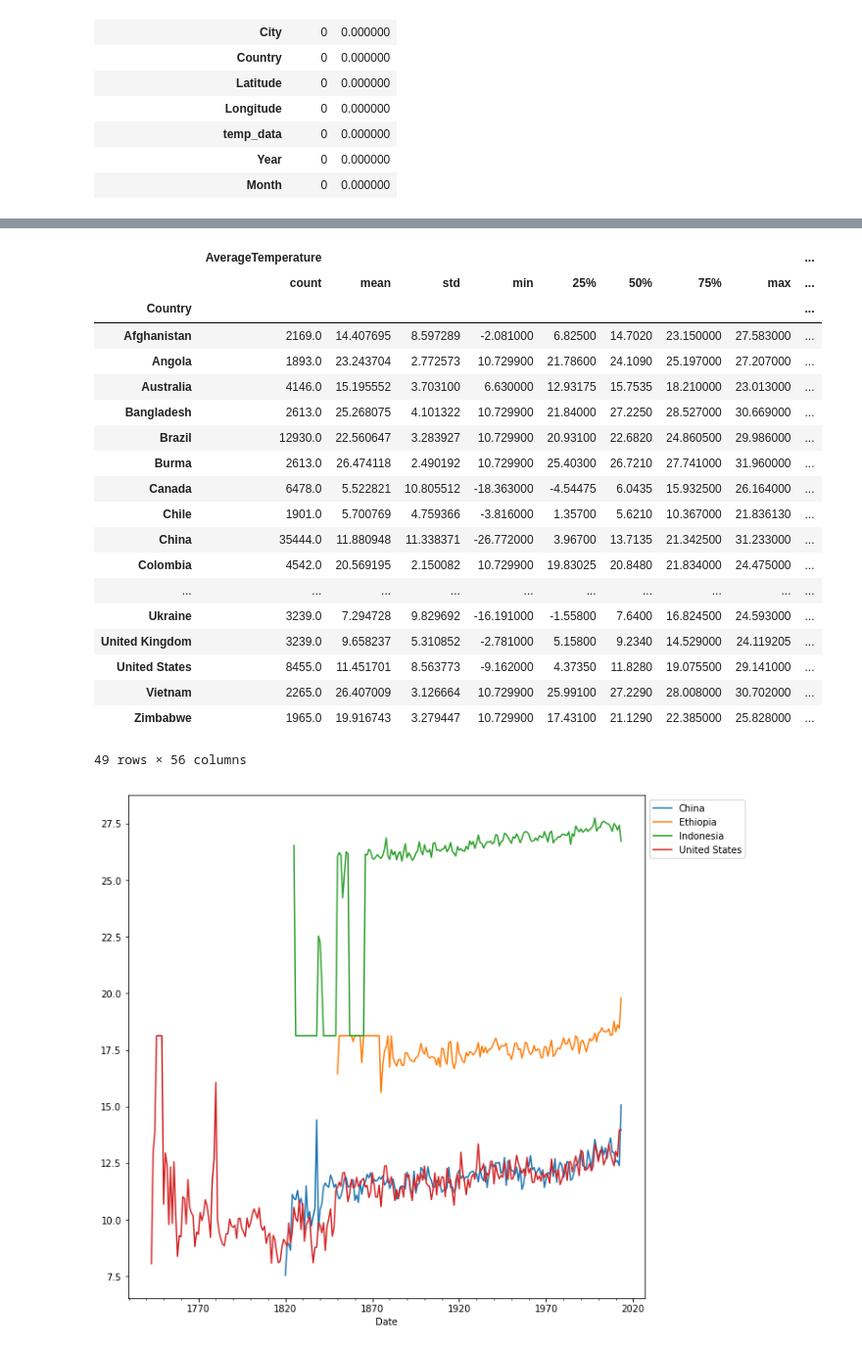
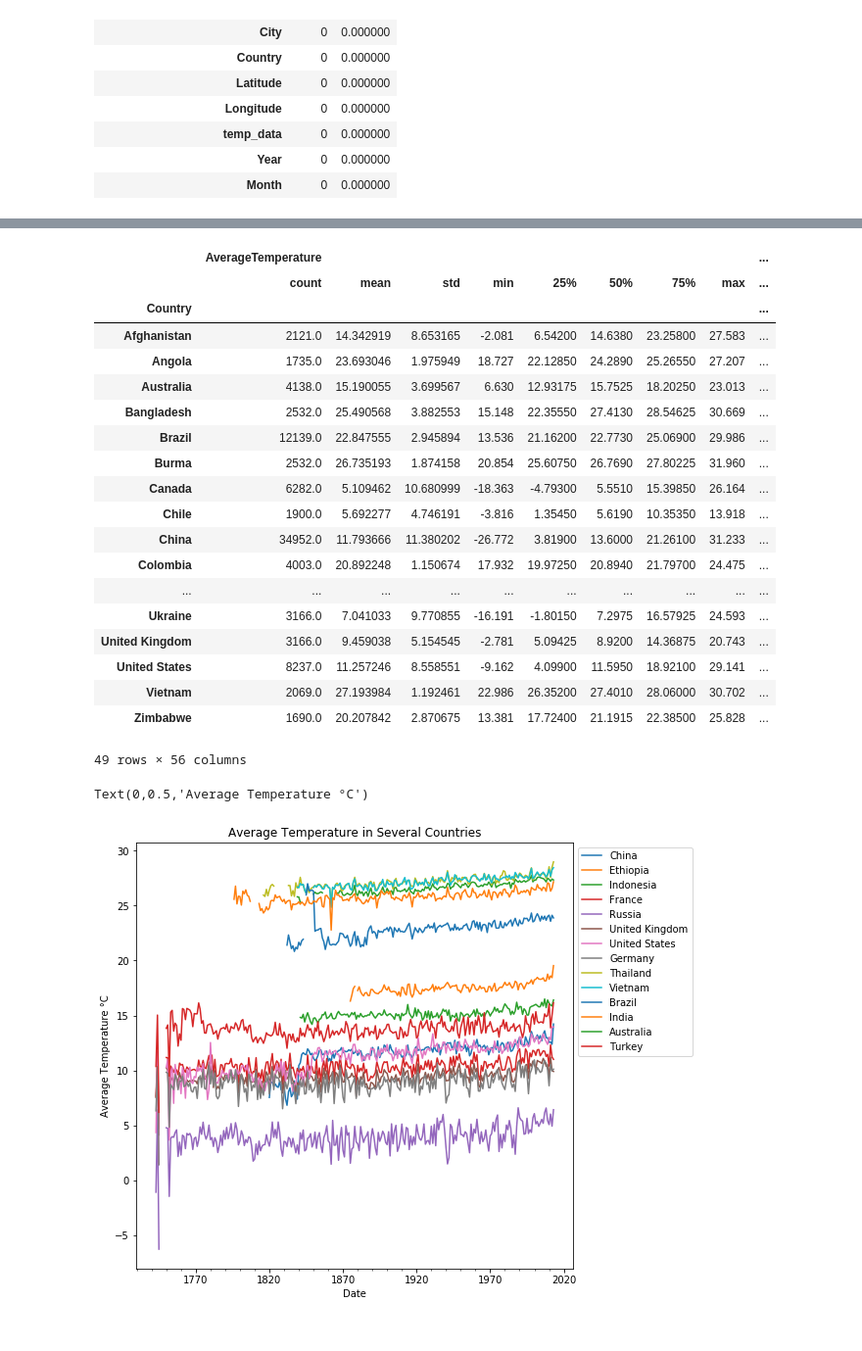
Before and after one commit to aditya1453/MassiveData, a Jupyter notebook: project2/notebooks/02. temperature.ipynb, the cells around one changed output, grey strips where cells are left out. Shown: that part at 98% size. Drawn from its saved outputs; the diff is of its cells as text; code cells hidden in the pictures.

```diff
--- a/project2/notebooks/02. temperature.ipynb
+++ b/project2/notebooks/02. temperature.ipynb
@@ -231,9 +234,3 @@ missingdf
 | temp_data | 0 | 0.000000 |
 | Year | 0 | 0.000000 |
 | Month | 0 | 0.000000 |
-# %%
-# Replace Missing Values
-df[df['AverageTemperature'].isnull() ]
-df['AverageTemperature'] = df.groupby("Month").transform(lambda x: x.fillna(x.mean()))
-df['AverageTemperatureUncertainty'] = df.groupby("Month").transform(lambda x: x.fillna(x.mean()))
-df.head()
@@ -313,31 +303,45 @@ df_country.describe()
 |  | AverageTemperature |  |  |  |  |  |  |  | ... |
 |  | count | mean | std | min | 25% | 50% | 75% | max | ... |
 | Country |  |  |  |  |  |  |  |  | ... |
-| Afghanistan | 2169.0 | 14.407695 | 8.597289 | -2.081000 | 6.82500 | 14.7020 | 23.150000 | 27.583000 | ... |
-| Angola | 1893.0 | 23.243704 | 2.772573 | 10.729900 | 21.78600 | 24.1090 | 25.197000 | 27.207000 | ... |
-| Australia | 4146.0 | 15.195552 | 3.703100 | 6.630000 | 12.93175 | 15.7535 | 18.210000 | 23.013000 | ... |
-| Bangladesh | 2613.0 | 25.268075 | 4.101322 | 10.729900 | 21.84000 | 27.2250 | 28.527000 | 30.669000 | ... |
-| Brazil | 12930.0 | 22.560647 | 3.283927 | 10.729900 | 20.93100 | 22.6820 | 24.860500 | 29.986000 | ... |
-| Burma | 2613.0 | 26.474118 | 2.490192 | 10.729900 | 25.40300 | 26.7210 | 27.741000 | 31.960000 | ... |
-| Canada | 6478.0 | 5.522821 | 10.805512 | -18.363000 | -4.54475 | 6.0435 | 15.932500 | 26.164000 | ... |
-| Chile | 1901.0 | 5.700769 | 4.759366 | -3.816000 | 1.35700 | 5.6210 | 10.367000 | 21.836130 | ... |
-| China | 35444.0 | 11.880948 | 11.338371 | -26.772000 | 3.96700 | 13.7135 | 21.342500 | 31.233000 | ... |
-| Colombia | 4542.0 | 20.569195 | 2.150082 | 10.729900 | 19.83025 | 20.8480 | 21.834000 | 24.475000 | ... |
+| Afghanistan | 2121.0 | 14.342919 | 8.653165 | -2.081 | 6.54200 | 14.6380 | 23.25800 | 27.583 | ... |
+| Angola | 1735.0 | 23.693046 | 1.975949 | 18.727 | 22.12850 | 24.2890 | 25.26550 | 27.207 | ... |
+| Australia | 4138.0 | 15.190055 | 3.699567 | 6.630 | 12.93175 | 15.7525 | 18.20250 | 23.013 | ... |
+| Bangladesh | 2532.0 | 25.490568 | 3.882553 | 15.148 | 22.35550 | 27.4130 | 28.54625 | 30.669 | ... |
+| Brazil | 12139.0 | 22.847555 | 2.945894 | 13.536 | 21.16200 | 22.7730 | 25.06900 | 29.986 | ... |
+| Burma | 2532.0 | 26.735193 | 1.874158 | 20.854 | 25.60750 | 26.7690 | 27.80225 | 31.960 | ... |
+| Canada | 6282.0 | 5.109462 | 10.680999 | -18.363 | -4.79300 | 5.5510 | 15.39850 | 26.164 | ... |
+| Chile | 1900.0 | 5.692277 | 4.746191 | -3.816 | 1.35450 | 5.6190 | 10.35350 | 13.918 | ... |
+| China | 34952.0 | 11.793666 | 11.380202 | -26.772 | 3.81900 | 13.6000 | 21.26100 | 31.233 | ... |
+| Colombia | 4003.0 | 20.892248 | 1.150674 | 17.932 | 19.97250 | 20.8940 | 21.79700 | 24.475 | ... |
 | ... | ... | ... | ... | ... | ... | ... | ... | ... | ... |
-| Ukraine | 3239.0 | 7.294728 | 9.829692 | -16.191000 | -1.55800 | 7.6400 | 16.824500 | 24.593000 | ... |
-| United Kingdom | 3239.0 | 9.658237 | 5.310852 | -2.781000 | 5.15800 | 9.2340 | 14.529000 | 24.119205 | ... |
-| United States | 8455.0 | 11.451701 | 8.563773 | -9.162000 | 4.37350 | 11.8280 | 19.075500 | 29.141000 | ... |
-| Vietnam | 2265.0 | 26.407009 | 3.126664 | 10.729900 | 25.99100 | 27.2290 | 28.008000 | 30.702000 | ... |
-| Zimbabwe | 1965.0 | 19.916743 | 3.279447 | 10.729900 | 17.43100 | 21.1290 | 22.385000 | 25.828000 | ... |
+| Ukraine | 3166.0 | 7.041033 | 9.770855 | -16.191 | -1.80150 | 7.2975 | 16.57925 | 24.593 | ... |
+| United Kingdom | 3166.0 | 9.459038 | 5.154545 | -2.781 | 5.09425 | 8.9200 | 14.36875 | 20.743 | ... |
+| United States | 8237.0 | 11.257246 | 8.558551 | -9.162 | 4.09900 | 11.5950 | 18.92100 | 29.141 | ... |
+| Vietnam | 2069.0 | 27.193984 | 1.192461 | 22.986 | 26.35200 | 27.4010 | 28.06000 | 30.702 | ... |
+| Zimbabwe | 1690.0 | 20.207842 | 2.870675 | 13.381 | 17.72400 | 21.1915 | 22.38500 | 25.828 | ... |
 49 rows × 56 columns
 # %%
 import matplotlib.pyplot as plt
 %matplotlib inline
-plt.figure(figsize=(10, 10))
+plt.figure(figsize=(8,8))
+df_country = df.groupby(['Country'])
 df_country.get_group('China').AverageTemperature.resample('Y').mean().plot(label='China')
 df_country.get_group('Ethiopia').AverageTemperature.resample('Y').mean().plot(label='Ethiopia')
 df_country.get_group('Indonesia').AverageTemperature.resample('Y').mean().plot(label='Indonesia')
+df_country.get_group('France').AverageTemperature.resample('Y').mean().plot(label='France')
+df_country.get_group('Russia').AverageTemperature.resample('Y').mean().plot(label='Russia')
+df_country.get_group('United Kingdom').AverageTemperature.resample('Y').mean().plot(label='United Kingdom')
 df_country.get_group('United States').AverageTemperature.resample('Y').mean().plot(label='United States')
+df_country.get_group('Germany').AverageTemperature.resample('Y').mean().plot(label='Germany')
+df_country.get_group('Thailand').AverageTemperature.resample('Y').mean().plot(label='Thailand')
+df_country.get_group('Vietnam').AverageTemperature.resample('Y').mean().plot(label='Vietnam')
+df_country.get_group('Brazil').AverageTemperature.resample('Y').mean().plot(label='Brazil')
+df_country.get_group('India').AverageTemperature.resample('Y').mean().plot(label='India')
+df_country.get_group('Australia').AverageTemperature.resample('Y').mean().plot(label='Australia')
+df_country.get_group('Turkey').AverageTemperature.resample('Y').mean().plot(label='Turkey')
 plt.legend(loc='upper left', bbox_to_anchor=(1, 1));
+plt.title('Average Temperature in Several Countries')
+plt.ylabel('Average Temperature °C')
 # %% [output]
+Text(0,0.5,'Average Temperature °C')
-[figure, old version]
+[figure, new version]
```
Also changed, not shown: parts of 21 cells of this notebook, 2 other files.
